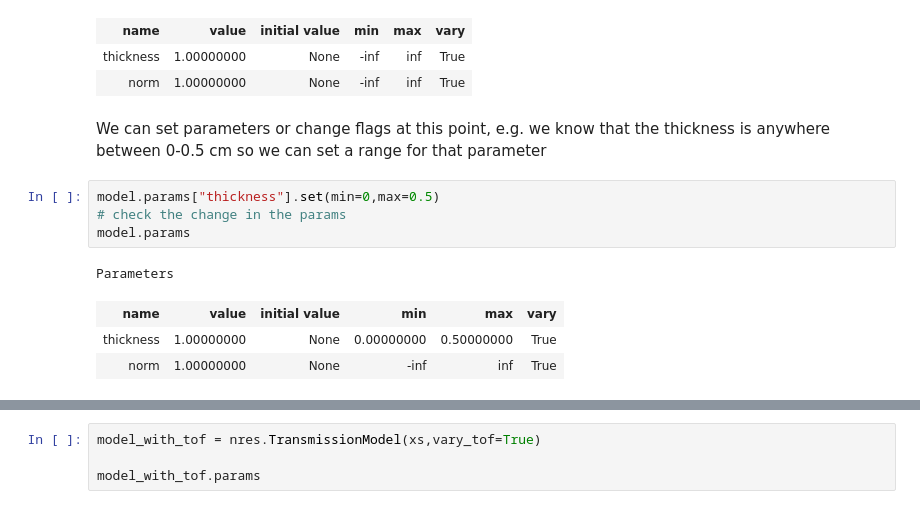
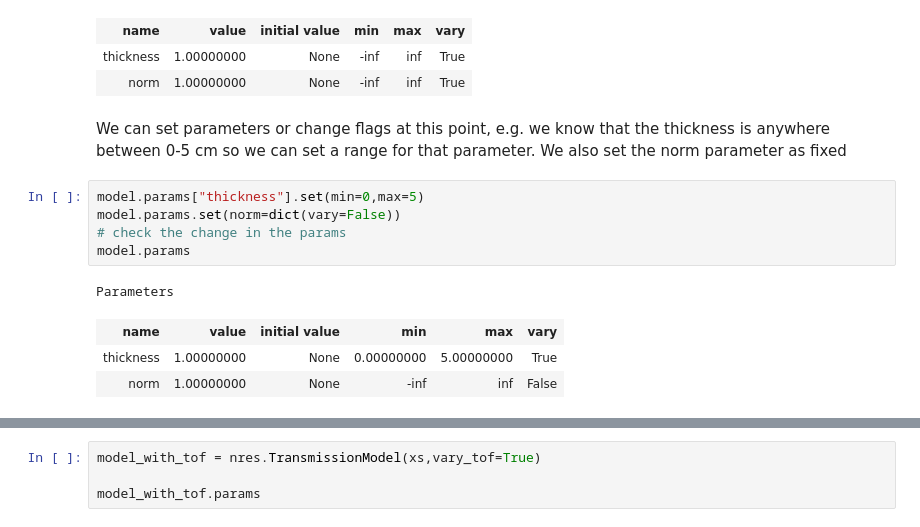
Before and after one commit to TsvikiHirsh/nres, a Jupyter notebook: notebooks/nres_demo.ipynb, the cells around one changed output, grey strips where cells are left out. Cells and saved outputs as stored; diff of their text form.

```diff
--- a/notebooks/nres_demo.ipynb
+++ b/notebooks/nres_demo.ipynb
@@ -465,14 +473,15 @@ Parameters
 | thickness | 1.00000000 | None | -inf | inf | True |
 | norm | 1.00000000 | None | -inf | inf | True |
 # %% [markdown]
-We can set parameters or change flags at this point, e.g. we know that the thickness is anywhere between 0-0.5 cm so we can set a range for that parameter
+We can set parameters or change flags at this point, e.g. we know that the thickness is anywhere between 0-5 cm so we can set a range for that parameter. We also set the norm parameter as fixed
 # %%
-model.params["thickness"].set(min=0,max=0.5)
+model.params["thickness"].set(min=0,max=5)
+model.params.set(norm=dict(vary=False))
 # check the change in the params
 model.params
 # %% [output]
 Parameters
 | name | value | initial value | min | max | vary |
-| thickness | 1.00000000 | None | 0.00000000 | 0.50000000 | True |
-| norm | 1.00000000 | None | -inf | inf | True |
+| thickness | 1.00000000 | None | 0.00000000 | 5.00000000 | True |
+| norm | 1.00000000 | None | -inf | inf | False |
 # %% [markdown]
```
Also changed, not shown: parts of 12 cells of this notebook.
